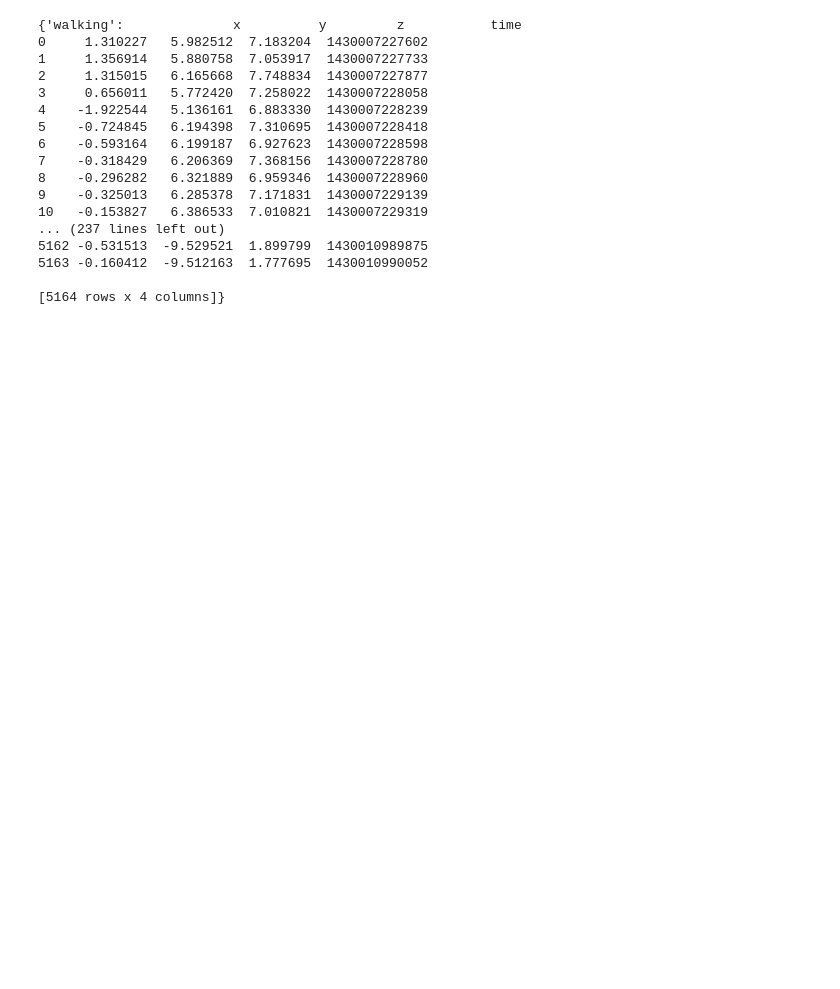
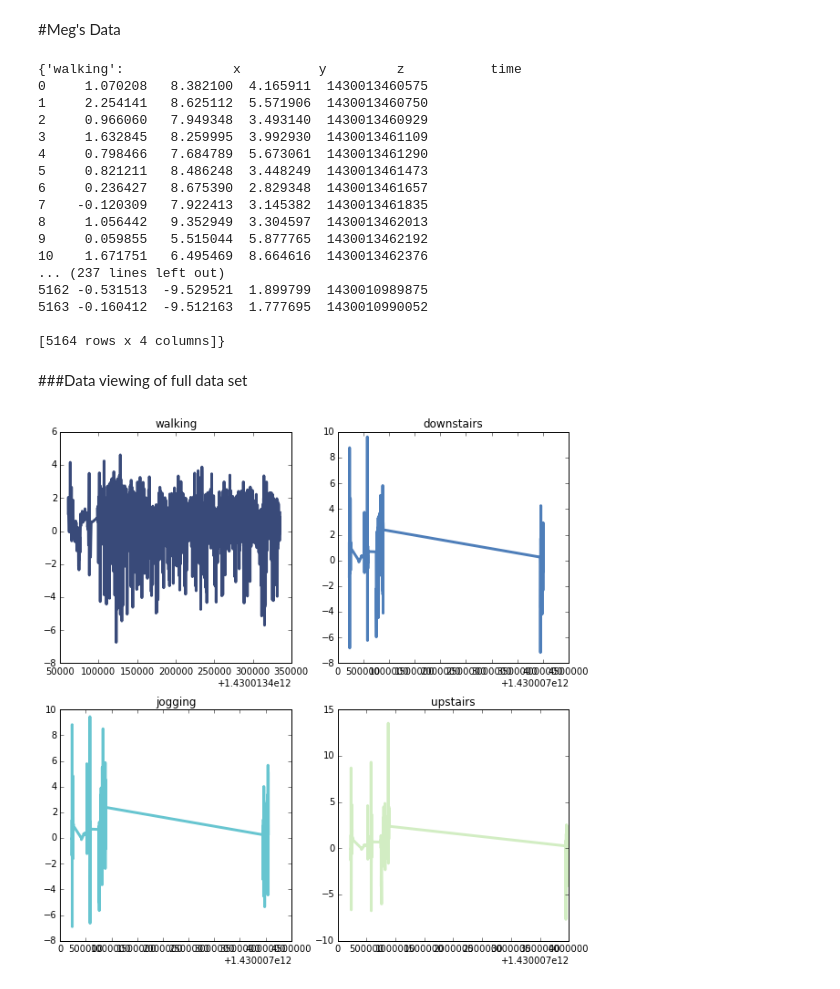
Before and after one commit to jenwei/accelerometer-interpreter, a Jupyter notebook: our_data.ipynb, the cells around one changed output. Saved outputs shown, nothing was run; the diff lists cells and outputs as text; code cells hidden in the pictures; blank space fills up the shorter version.

```diff
--- a/our_data.ipynb
+++ b/our_data.ipynb
@@ -1,3 +1,5 @@
+# %% [markdown]
+#Meg's Data
 # %%
 from __future__ import division
 
@@ -8,7 +10,7 @@ import thinkplot
 import autocorr
 import numpy as np
 # %%
-meg_data_file_names = ['data/meg_walking.csv','data/meg_jogging.csv','data/meg_upstairs.csv','data/meg_downstairs.csv']
+meg_data_file_names = ['data/meg_walking_long.csv','data/meg_jogging.csv','data/meg_upstairs.csv','data/meg_downstairs.csv']
 meg_data_dict = {}
 activites = ['walking', 'jogging', 'upstairs', 'downstairs']
 for i,file in enumerate(meg_data_file_names):
@@ -17,17 +19,17 @@ for i,file in enumerate(meg_data_file_names):
 print meg_data_dict
 # %% [output]
 {'walking':              x          y         z           time
-0     1.310227   5.982512  7.183204  1430007227602
-1     1.356914   5.880758  7.053917  1430007227733
-2     1.315015   6.165668  7.748834  1430007227877
-3     0.656011   5.772420  7.258022  1430007228058
-4    -1.922544   5.136161  6.883330  1430007228239
-5    -0.724845   6.194398  7.310695  1430007228418
-6    -0.593164   6.199187  6.927623  1430007228598
-7    -0.318429   6.206369  7.368156  1430007228780
-8    -0.296282   6.321889  6.959346  1430007228960
-9    -0.325013   6.285378  7.171831  1430007229139
-10   -0.153827   6.386533  7.010821  1430007229319
+0     1.070208   8.382100  4.165911  1430013460575
+1     2.254141   8.625112  5.571906  1430013460750
+2     0.966060   7.949348  3.493140  1430013460929
+3     1.632845   8.259995  3.992930  1430013461109
+4     0.798466   7.684789  5.673061  1430013461290
+5     0.821211   8.486248  3.448249  1430013461473
+6     0.236427   8.675390  2.829348  1430013461657
+7    -0.120309   7.922413  3.145382  1430013461835
+8     1.056442   9.352949  3.304597  1430013462013
+9     0.059855   5.515044  5.877765  1430013462192
+10    1.671751   6.495469  8.664616  1430013462376
 ... (237 lines left out)
 5162 -0.531513  -9.529521  1.899799  1430010989875
 5163 -0.160412  -9.512163  1.777695  1430010990052
@@ -36,3 +38,19 @@ print meg_data_dict
 # %%
 def evenly_sample_ts(ts):
     return np.linspace(ts.min(), ts.max(), len(ts))
+# %% [markdown]
+###Data viewing of full data set
+# %%
+thinkplot.preplot(4, 2, 2)
+
+for plotnum, (activity, data) in enumerate(meg_data_dict.iteritems()):
+    time = data.time.values
+    vals = data.x.values
+    evenly_sampled_ts = evenly_sample_ts(time)
+    interp_vals = np.interp(evenly_sampled_ts, time, vals)
+
+    thinkplot.subplot(plotnum+1)
+    thinkplot.plot(evenly_sampled_ts, interp_vals)
+    thinkplot.config(title=activity)
+# %% [output]
+[figure, added]
```
Also changed, not shown: parts of 3 cells of this notebook.
